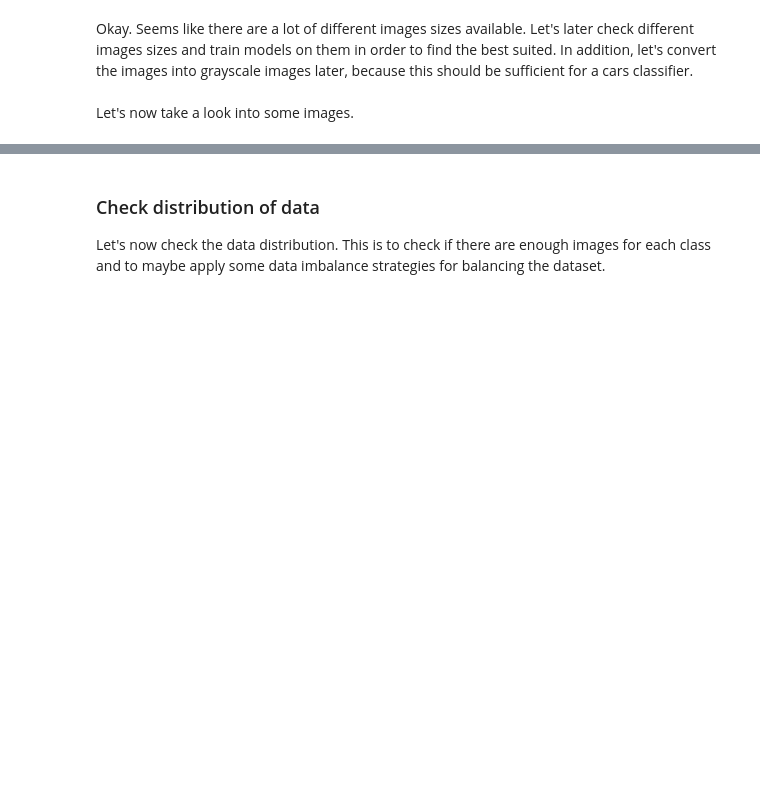
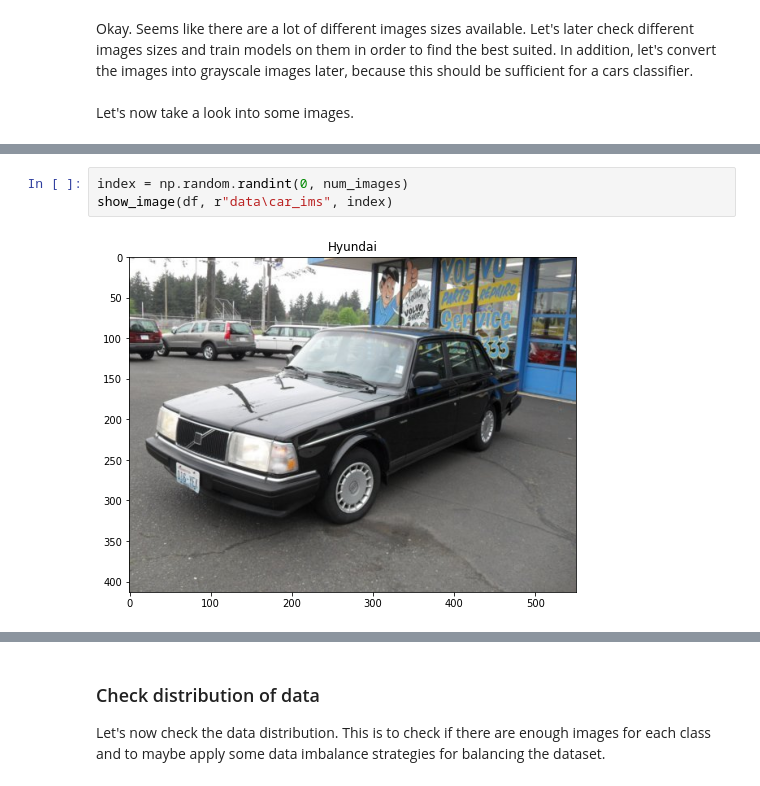
Before and after one commit to patrickbrus/IBM_Machine_Learning_Professional, a Jupyter notebook: Deep_Learning/DeepLearning_Project.ipynb, the cells around one changed output, grey strips where cells are left out. Cells and saved outputs as stored; diff of their text form; blank space fills up the shorter version.

```diff
--- a/Deep_Learning/DeepLearning_Project.ipynb
+++ b/Deep_Learning/DeepLearning_Project.ipynb
@@ -187,0 +331,5 @@ show_image(df, r"data\car_ims", index)
+# %%
+index = np.random.randint(0, num_images)
+show_image(df, r"data\car_ims", index)
+# %% [output]
+[figure, added]
```
Also changed, not shown: parts of 33 cells of this notebook.
